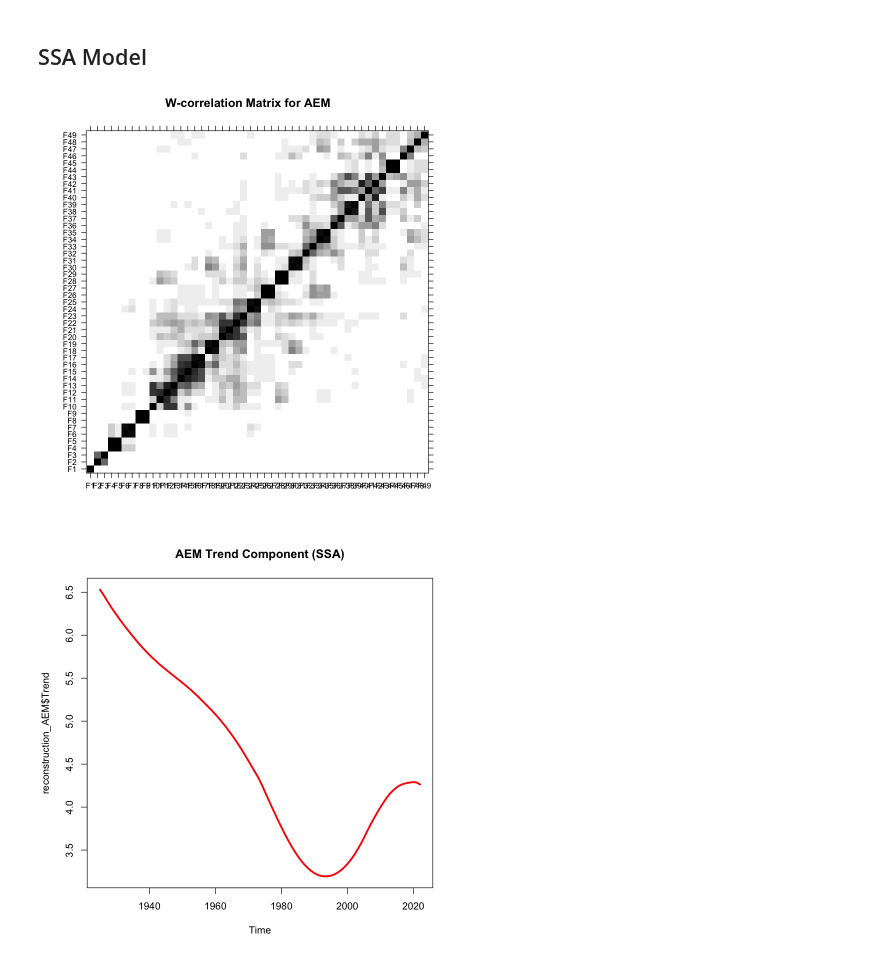
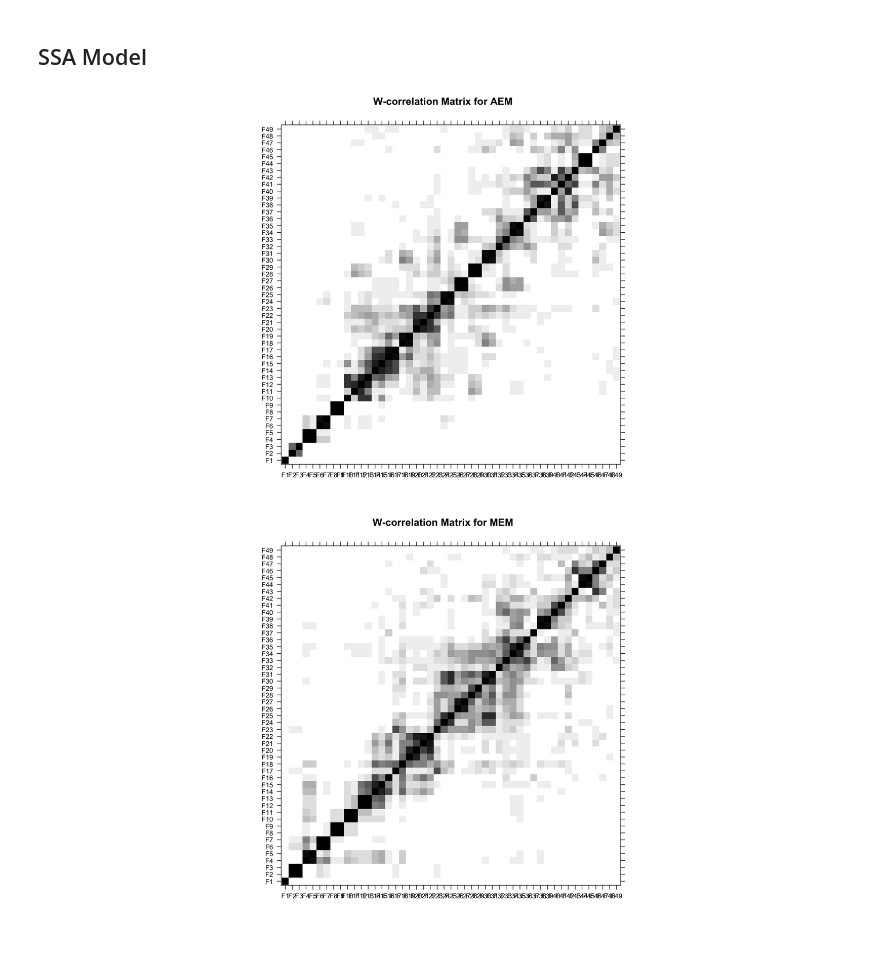
Before and after one commit to seccobenedetto/Earthquakes_Analysis_Italy, a Jupyter notebook: ARIMA_SSA.ipynb, the cells around one changed output. Saved outputs shown, nothing was run; the diff lists cells and outputs as text; code cells hidden in the pictures.

```diff
--- a/ARIMA_SSA.ipynb
+++ b/ARIMA_SSA.ipynb
@@ -246,28 +303,20 @@ Model df: 0.   Total lags used: 10
 # %%
 # Apply SSA to the AEM time series
 ssa_AEM <- ssa(AEM_ts)
-# Number of components (eigenvalues)
-#length(ssa_AEM$values)
-#nrow(yearly_data)
-#summary(yearly_data$AEM)
-#sum(is.na(yearly_data$AEM))
-# Plot W-correlation matrix to analyze components relationship
+# Apply SSA to the MEM time series
+ssa_MEM <- ssa(MEM_ts)
+
+# Side by side plots
+par(mfrow = c(1, 2))
+
+# W-correlation Matrix for AEM
 plot(wcor(ssa_AEM), main = "W-correlation Matrix for AEM")
 
-# Reconstruct main components: Trend, Seasonality, Residuals (Noise)
-reconstruction_AEM <- reconstruct(ssa_AEM, groups = list(Trend = 1:2, Seasonality = 3:4, Residuals = 5:length(ssa_AEM)))
+# W-correlation Matrix for MEM
+plot(wcor(ssa_MEM), main = "W-correlation Matrix for MEM")
 
-#Plot the three component
-
-plot(reconstruction_AEM$Trend, type = "l", col = "red", main = "AEM Trend Component (SSA)", lwd = 3)
-plot(reconstruction_AEM$Seasonality, type = "l", col = "red", main = "AEM Seasonality Component (SSA)", lwd = 3)
-plot(reconstruction_AEM$Residuals, type = "l", col = "red", main = "AEM Residuals Component (SSA)", lwd = 3)
-
-# Forecast next 10 years using SSA
-forecast_ssa_AEM <- rforecast(ssa_AEM, groups = list(1:4), len = 10)
-
-# Plot the forecast
-plot(forecast_ssa_AEM, main = "AEM Forecast with SSA", lwd = 3)
+# Reset layout
+par(mfrow = c(1, 1))
 # %% [output]
-[figure, old version]
+[figure, new version]
-[figure, old version]
+[figure, new version]
```
Also changed, not shown: parts of 27 cells of this notebook.
